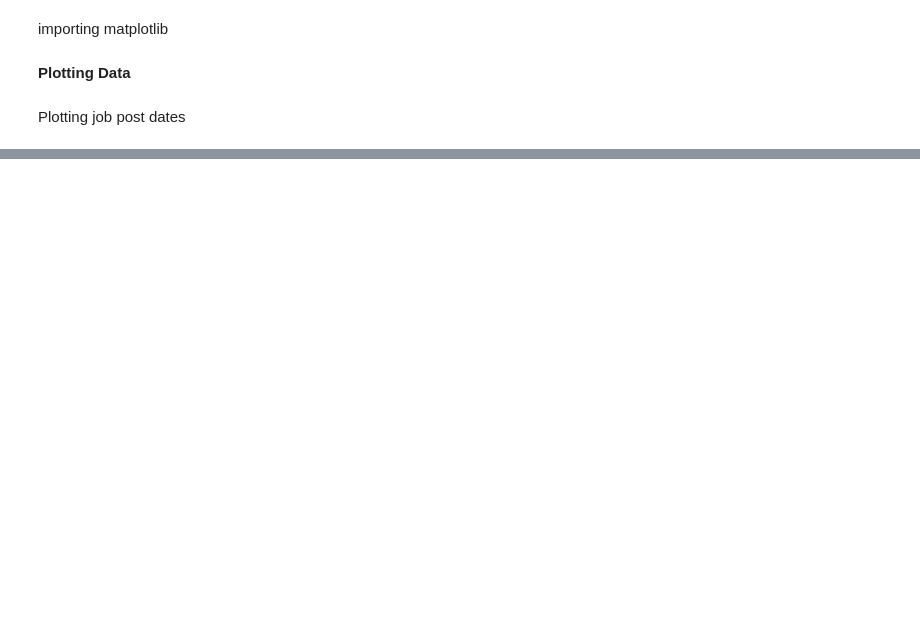
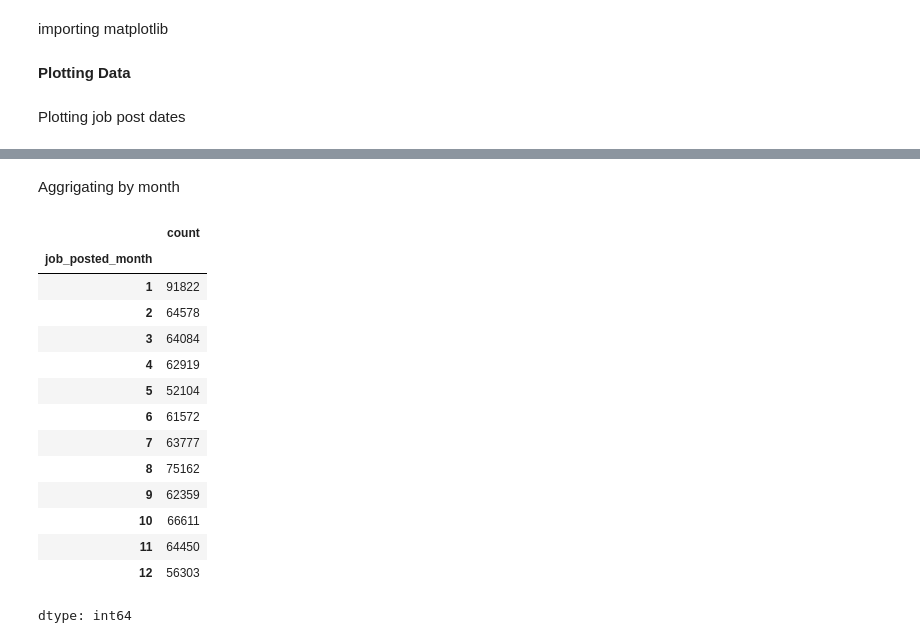
Before and after one commit to okiromosh/Learning-Python-Data, a Jupyter notebook: Python_Matplotlib.ipynb, the cells around one changed output, grey strips where cells are left out. Saved outputs shown, nothing was run; the diff lists cells and outputs as text; code cells hidden in the pictures; blank space fills up the shorter version.

```diff
--- a/Python_Matplotlib.ipynb
+++ b/Python_Matplotlib.ipynb
@@ -32,0 +48,2 @@ plt.plot(date_counts.index, date_counts)
+# %% [markdown]
+Aggrigating by month
@@ -32,0 +52,20 @@ plt.plot(date_counts.index, date_counts)
+# %%
+monthly_counts = df.job_posted_month.value_counts()
+monthly_counts = monthly_counts.sort_index()
+monthly_counts
+# %% [output]
+|  | count |
+| job_posted_month |  |
+| 1 | 91822 |
+| 2 | 64578 |
+| 3 | 64084 |
+| 4 | 62919 |
+| 5 | 52104 |
+| 6 | 61572 |
+| 7 | 63777 |
+| 8 | 75162 |
+| 9 | 62359 |
+| 10 | 66611 |
+| 11 | 64450 |
+| 12 | 56303 |
+dtype: int64
```
Also changed, not shown: parts of 5 cells of this notebook.
